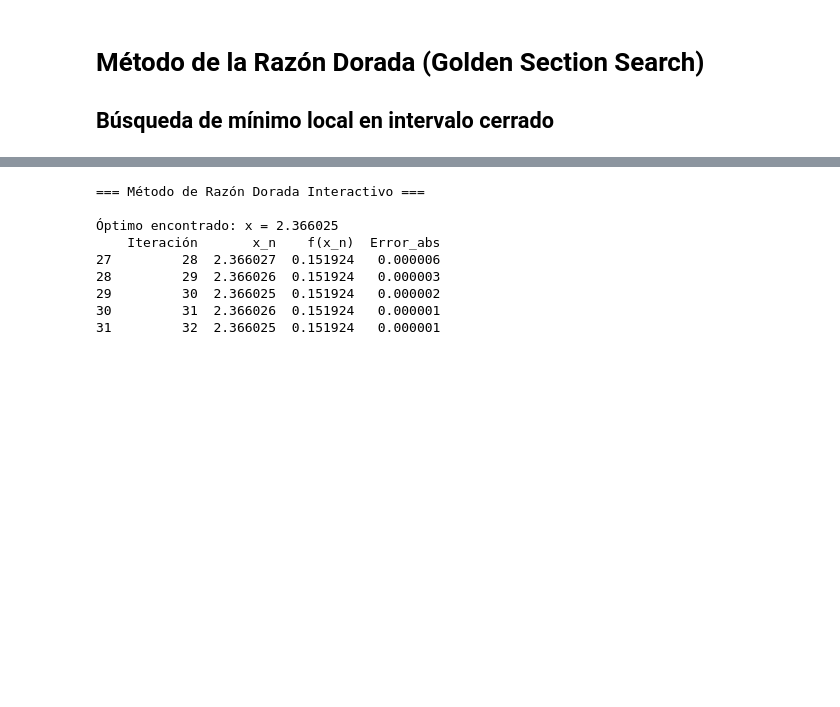
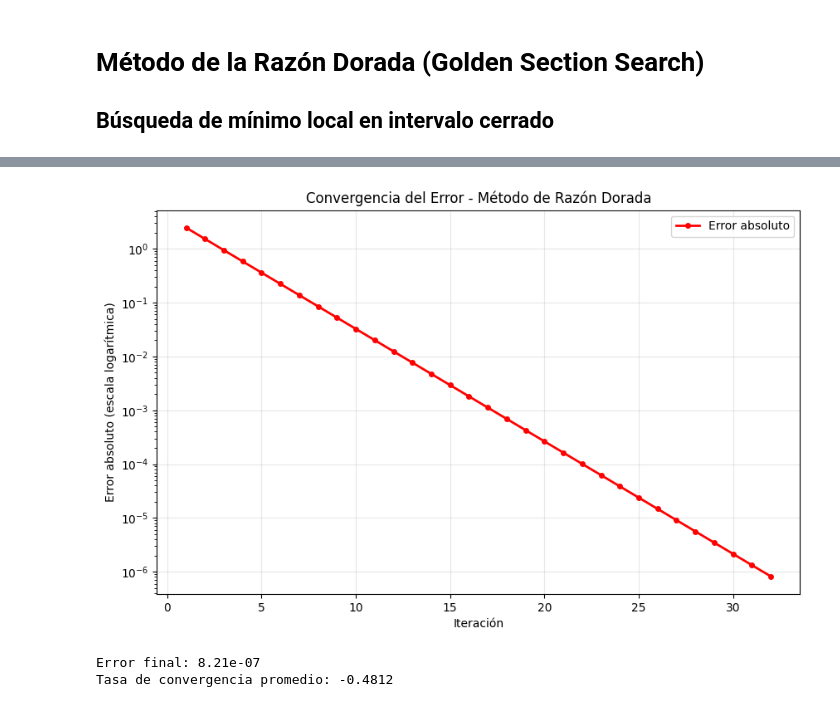
Before and after one commit to wil101/Optimizaci-n, a Jupyter notebook: razon_dorada.ipynb, the cells around one changed output, grey strips where cells are left out. Saved outputs shown, nothing was run; the diff lists cells and outputs as text; code cells hidden in the pictures; blank space fills up the shorter version.

```diff
--- a/razon_dorada.ipynb
+++ b/razon_dorada.ipynb
@@ -75,43 +81,17 @@ plt.show()
 # %%
-# Celda 6: Interfaz interactiva simple
-print("=== Método de Razón Dorada Interactivo ===")
+# Celda 6: Gráfica de error de convergencia
+plt.figure(figsize=(10, 6))
+plt.semilogy(tabla['Iteración'], tabla['Error_abs'], 'r-o', linewidth=2, markersize=4, label='Error absoluto')
+plt.xlabel('Iteración')
+plt.ylabel('Error absoluto (escala logarítmica)')
+plt.title('Convergencia del Error - Método de Razón Dorada')
+plt.grid(True, alpha=0.3)
+plt.legend()
+plt.show()
 
-# Función del usuario
-f_str = input("Ingrese f(x) (dejar vacío para usar por defecto): ").strip()
-if f_str:
-    try:
-        f_user = lambda x: eval(f_str)
-        f_user(2)  # Validar
-        f = f_user
-        print(f"Usando función: {f_str}")
-    except:
-        print("Error: función no válida. Usando caso por defecto.")
-
-# Intervalo del usuario
-interval_str = input("Ingrese [a,b] (ej. 0,4) o dejar vacío: ").strip()
-a, b = 0, 4
-if interval_str:
-    try:
-        vals = [float(x.strip()) for x in interval_str.split(',')]
-        if len(vals) == 2:
-            a, b = vals
-    except:
-        print("Intervalo inválido, usando [0,4]")
-
-# Ejecutar método
-try:
-    x_opt_user, tabla_user, _ = metodo_razon_dorada(f, a, b)
-    print(f"\nÓptimo encontrado: x = {x_opt_user:.6f}")
-    print(tabla_user.tail().round(6))
-except Exception as e:
-    print(f"Error: {e}")
+print(f"Error final: {tabla['Error_abs'].iloc[-1]:.2e}")
+print(f"Tasa de convergencia promedio: {np.mean(np.diff(np.log(tabla['Error_abs']))):.4f}")
 # %% [output]
+[figure, added]
-=== Método de Razón Dorada Interactivo ===
-
-Óptimo encontrado: x = 2.366025
-    Iteración       x_n    f(x_n)  Error_abs
-27         28  2.366027  0.151924   0.000006
-28         29  2.366026  0.151924   0.000003
-29         30  2.366025  0.151924   0.000002
-30         31  2.366026  0.151924   0.000001
-31         32  2.366025  0.151924   0.000001
+Error final: 8.21e-07
+Tasa de convergencia promedio: -0.4812
```
Also changed, not shown: parts of 4 cells of this notebook, 9 other files.
